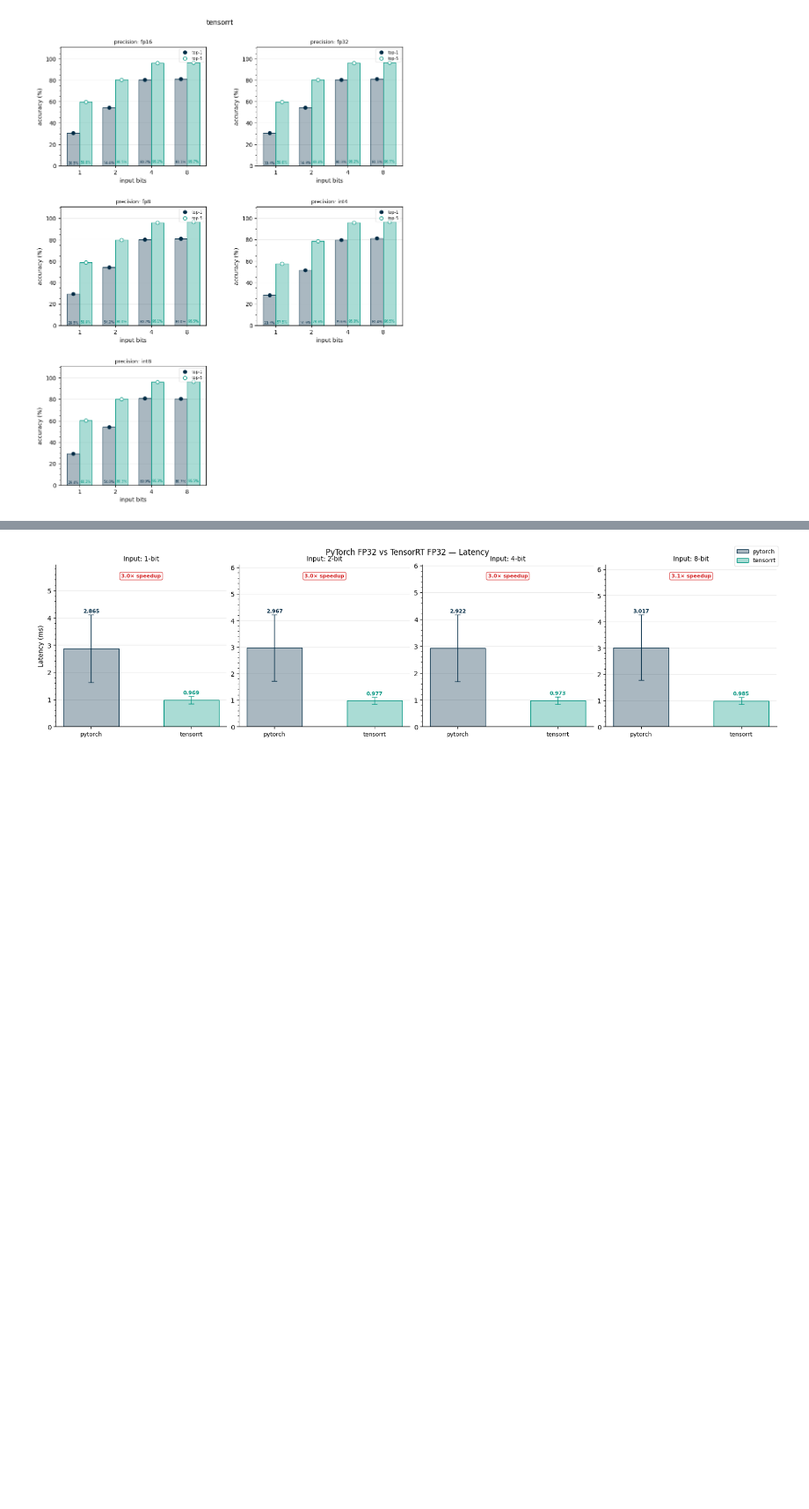
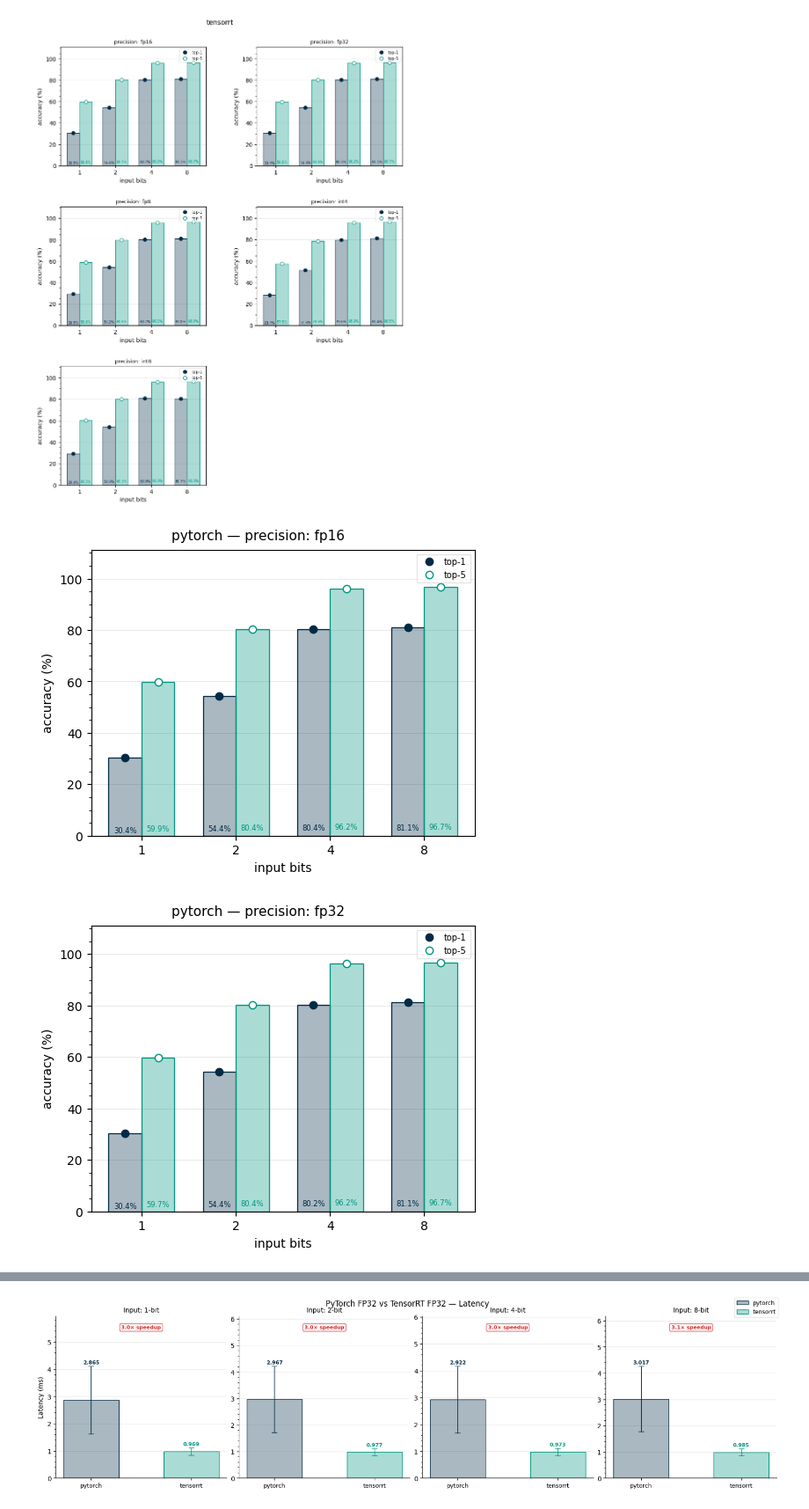
Before and after one commit to pratham1gg/quantized_resnets, a Jupyter notebook: ipynb_books/analysis.ipynb, the cells around one changed output, grey strips where cells are left out. Shown at 88% size. Saved outputs shown, nothing was run; the diff lists cells and outputs as text; code cells hidden in the pictures; blank space fills up the shorter version.

```diff
--- a/ipynb_books/analysis.ipynb
+++ b/ipynb_books/analysis.ipynb
@@ -242,3 +249,55 @@ for backend in BACKENDS:
 # %% [output]
 [figure]
 [figure]
+# %%
+BACKENDS = ["pytorch", "tensorrt"]
+for backend in BACKENDS:
+    backend_data = table_results[table_results["backend"] == backend]
+    active_precisions = sorted(backend_data["precision"].unique())
+
+    for prec in active_precisions:
+        grp = (
+            backend_data[backend_data["precision"] == prec]
+            .sort_values("input_bits")
+            .dropna(subset=["input_bits", "top1_mean", "top5_mean"])
+        )
+        if grp.empty:
+            continue
+
+        bits  = grp["input_bits"].astype(int).tolist()
+        x_pos = np.arange(len(bits))
+        width = 0.35
+
+        fig, ax = plt.subplots(figsize=(5, 4), constrained_layout=True)
+        fig.suptitle(f"{backend} — precision: {prec}", fontsize=11)
+
+        ax.bar(x_pos - width/2, grp["top1_mean"], width=width,
+               color="#002B4555", edgecolor="#002B45", linewidth=0.9, zorder=2)
+        ax.bar(x_pos + width/2, grp["top5_mean"], width=width,
+               color="#00968155", edgecolor="#009681", linewidth=0.9, zorder=2)
+
+        ax.plot(x_pos - width/2, grp["top1_mean"], color="#002B45",
+                marker="o", linestyle="none", markersize=6, label="top-1", zorder=3)
+        ax.plot(x_pos + width/2, grp["top5_mean"], color="#009681",
+                marker="o", linestyle="none", markersize=6,
+                markerfacecolor="white", label="top-5", zorder=3)
+
+        for xi, (_, row) in enumerate(grp.iterrows()):
+            ax.text(xi - width/2, row["top1_mean"] * 0.02, f"{row['top1_mean']:.1f}%",
+                    ha="center", va="bottom", fontsize=6, color="#002B45", zorder=4)
+            ax.text(xi + width/2, row["top5_mean"] * 0.02, f"{row['top5_mean']:.1f}%",
+                    ha="center", va="bottom", fontsize=6, color="#009681", zorder=4)
+
+        ax.set_xticks(x_pos)
+        ax.set_xticklabels([str(b) for b in bits])
+        ax.set_xlabel("input bits")
+        ax.set_ylabel("accuracy (%)")
+        ax.set_ylim(0, grp[["top1_mean", "top5_mean"]].max().max() * 1.15)
+        ax.yaxis.set_minor_locator(ticker.AutoMinorLocator())
+        ax.grid(axis="y", linewidth=0.4, alpha=0.5, zorder=1)
+        ax.legend(fontsize=7, framealpha=0.5)
+
+        plt.show()
+# %% [output]
+[figure, added]
+[figure, added]
```
Also changed, not shown: parts of 3 cells of this notebook, 18 other files.
